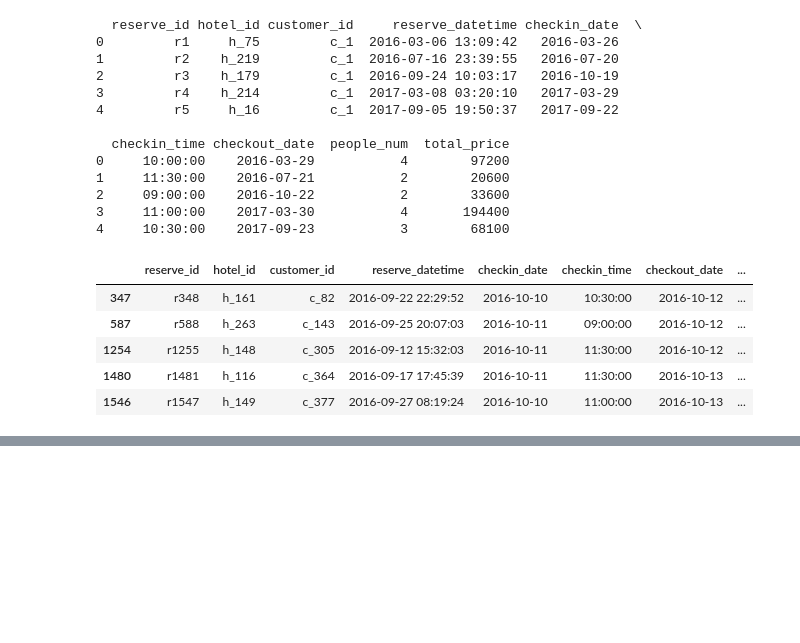
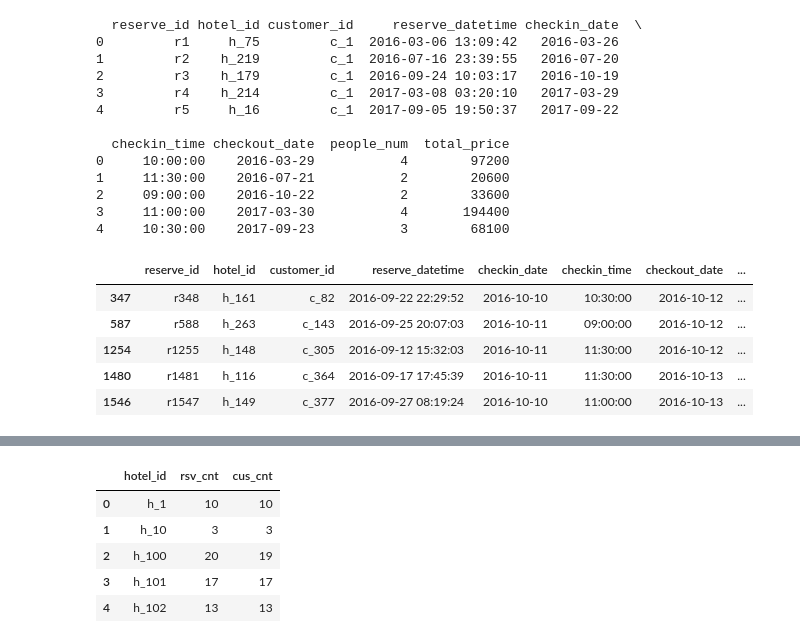
Before and after one commit to shake345/pre_treatment, a Jupyter notebook: pre_treatment.ipynb, the cells around one changed output, grey strips where cells are left out. Drawn from its saved outputs; the diff is of its cells as text; code cells hidden in the pictures; blank space fills up the shorter version.

```diff
--- a/pre_treatment.ipynb
+++ b/pre_treatment.ipynb
@@ -56,0 +75,16 @@ samp_table
+# %%
+# カウントとユニークカウント
+# reserve_idを対象にcount関数を適用
+# customer_idを対象にnunique関数を適用
+result = reserve_tb.groupby('hotel_id').agg({'reserve_id': 'count', 'customer_id':'nunique'})
+
+result.reset_index(inplace=True)
+result.columns = ['hotel_id','rsv_cnt', 'cus_cnt']
+result.head()
+# %% [output]
+|  | hotel_id | rsv_cnt | cus_cnt |
+| 0 | h_1 | 10 | 10 |
+| 1 | h_10 | 3 | 3 |
+| 2 | h_100 | 20 | 19 |
+| 3 | h_101 | 17 | 17 |
+| 4 | h_102 | 13 | 13 |
```
Also changed, not shown: parts of 4 cells of this notebook.
